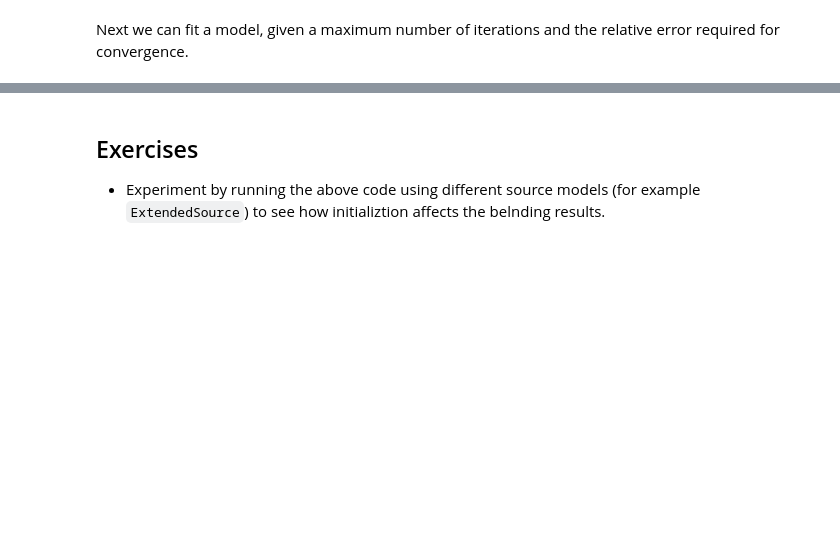
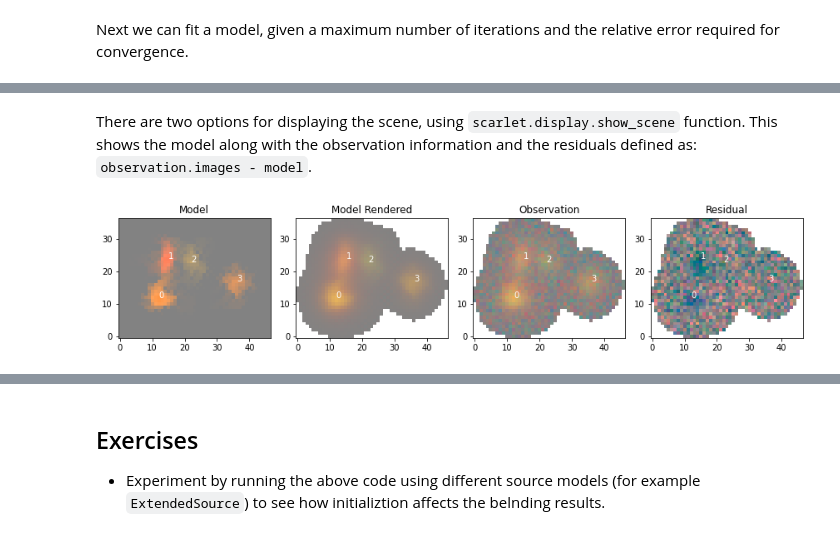
Before and after one commit to LSSTScienceCollaborations/StackClub, a Jupyter notebook: Deblending/scarlet_tutorial.ipynb, the cells around one changed output, grey strips where cells are left out. Drawn from its saved outputs; the diff is of its cells as text; code cells hidden in the pictures; blank space fills up the shorter version.

```diff
--- a/Deblending/scarlet_tutorial.ipynb
+++ b/Deblending/scarlet_tutorial.ipynb
@@ -285,0 +204,12 @@ display_sources(sources, observation, norm)
+# %% [markdown]
+There are two options for displaying the scene, using `scarlet.display.show_scene` function. This shows the model along with the observation information and the residuals defined as: `observation.images - model`.
+# %%
+scarlet.display.show_scene(sources, norm=norm,linear=True,
+                           observation=observation, show_observed=True,
+                           label_sources=True,
+                           show_rendered=True,
+                           show_residual=True
+                          )
+plt.show()
+# %% [output]
+[figure, added]
```
Also changed, not shown: parts of 18 cells of this notebook.
